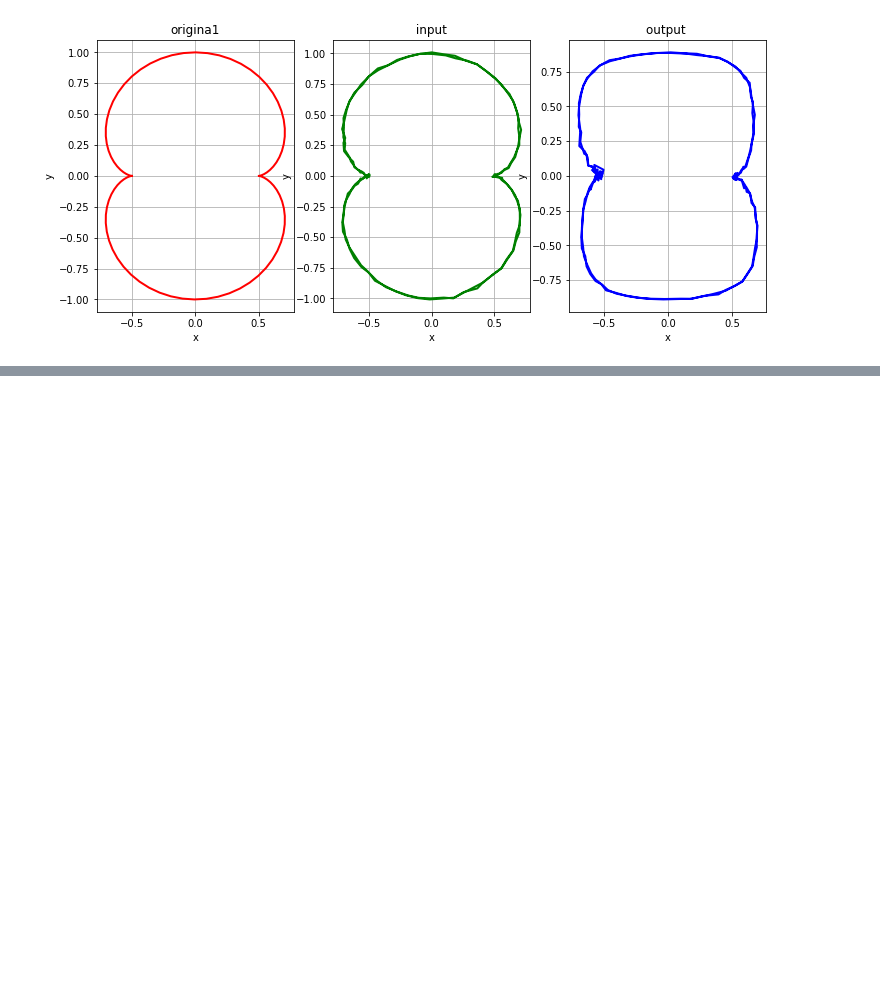
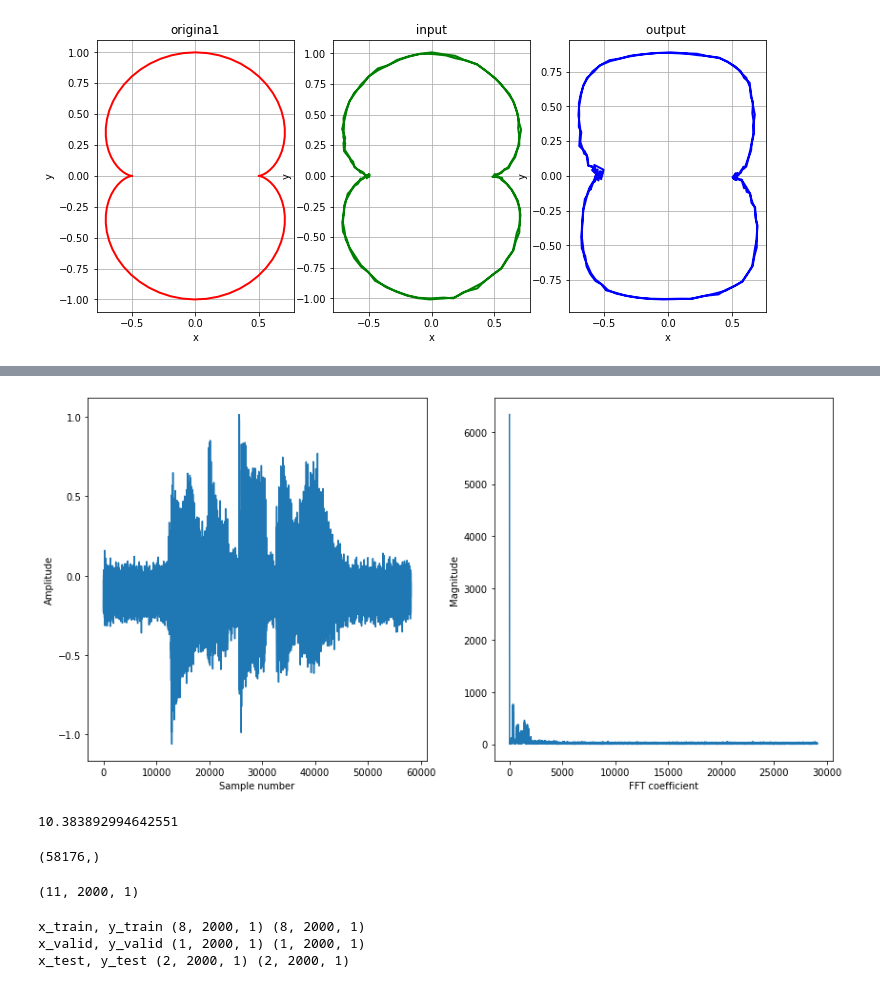
Before and after one commit to Nadiam75/DeepLearning_HW_3, a Jupyter notebook: Q2.ipynb, the cells around one changed output, grey strips where cells are left out. Cells and saved outputs as stored; diff of their text form; code cells hidden in the pictures; blank space fills up the shorter version.

```diff
--- a/Q2.ipynb
+++ b/Q2.ipynb
@@ -1003,0 +1084,24 @@ plt.grid()
+# %%
+signal_noise=signal+noise
+plt.figure(figsize=(14,7))
+plt.subplot(1,2,1)
+plt.plot(signal_noise)
+plt.xlabel("Sample number")
+plt.ylabel("Amplitude")
+plt.subplot(1,2,2)
+X=np.fft.rfft(signal_noise)
+radius,angle=to_polar(X)
+plt.plot(radius)
+plt.xlabel("FFT coefficient")
+plt.ylabel("Magnitude")
+plt.show()
+# %% [output]
+[figure, added]
+# %%
+calc_SNR(signal, signal_noise)
+# %% [output]
+10.383892994642551
+# %%
+signal.shape[0],
+# %% [output]
+(58176,)
@@ -1003,0 +1121,28 @@ plt.grid()
+# %%
+output_data.shape
+# %% [output]
+(11, 2000, 1)
+# %%
+
+# train on 20 seconds
+x_train = input_data [:8, :]
+y_train = output_data[:8, :]
+
+
+# 1 periods for validation data
+# train on 1  seconds
+x_validation = input_data [8:9, :]
+y_validation = output_data[8:9, :]
+
+# test data is the rest of data
+x_test = input_data [9:, :]
+y_test = output_data[9:, :]
+
+
+print('x_train, y_train', x_train.shape, y_train.shape)
+print('x_valid, y_valid', x_validation.shape, y_validation.shape)
+print('x_test, y_test', x_test.shape, y_test.shape)
+# %% [output]
+x_train, y_train (8, 2000, 1) (8, 2000, 1)
+x_valid, y_valid (1, 2000, 1) (1, 2000, 1)
+x_test, y_test (2, 2000, 1) (2, 2000, 1)
```
Also changed, not shown: parts of 27 cells of this notebook.
